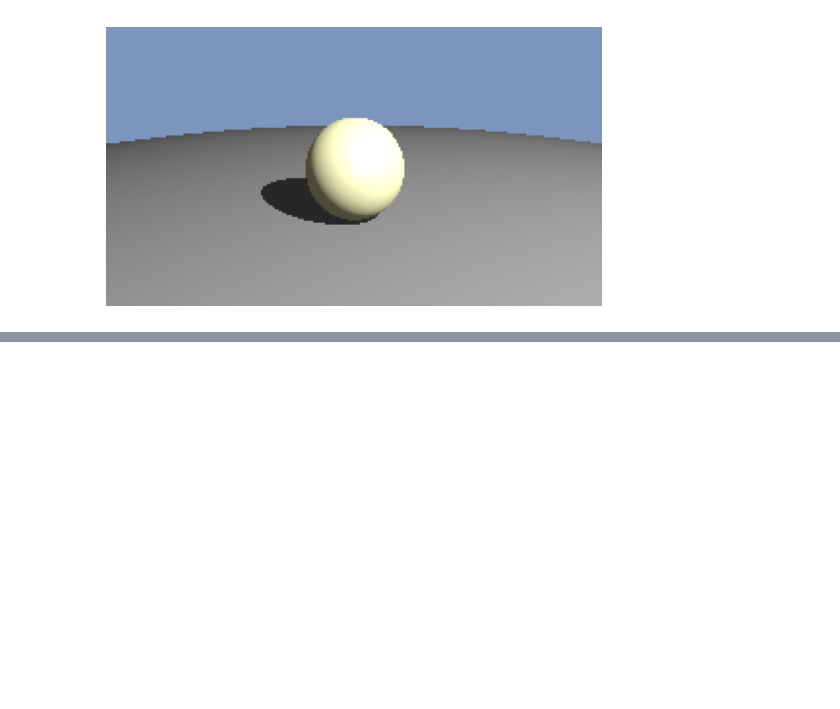
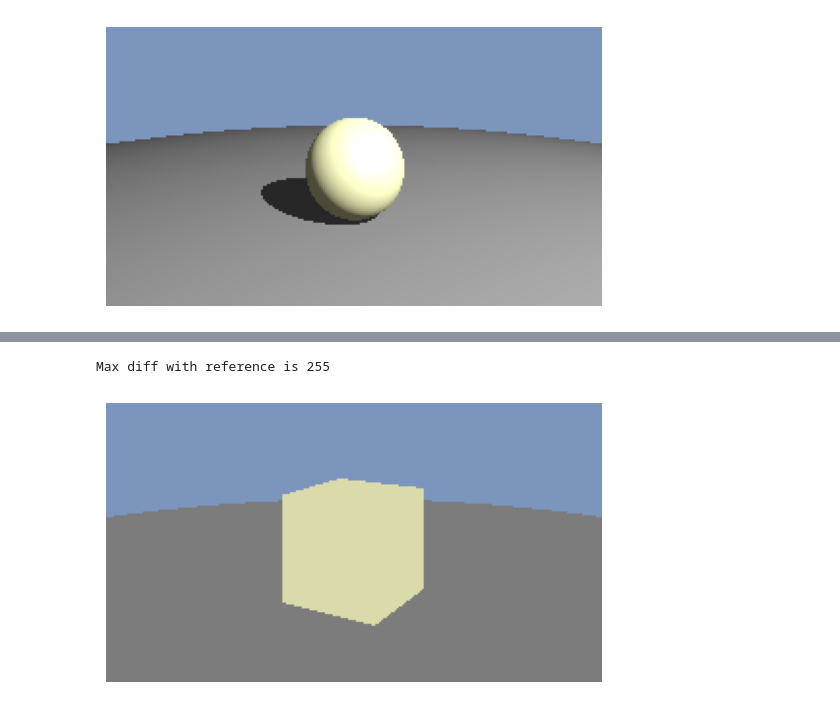
Before and after one commit to kh31514/C2-Intro-To-Graphics, a Jupyter notebook: Testing.ipynb, the cells around one changed output, grey strips where cells are left out. Cells and saved outputs as stored; diff of their text form; code cells hidden in the pictures; blank space fills up the shorter version.

```diff
--- a/Testing.ipynb
+++ b/Testing.ipynb
@@ -57,0 +64,14 @@ Max diff with reference is 255
+# %%
+im = CubeExample().render(output_shape = [144,256], gamma_correct=True)
+im.show()
+#print(im.pixels)
+
+ref_array = np.array(Image.open("./ref/cube.png"))
+
+diff = ref_array-im.pixels
+print("Max diff with reference is {}".format(np.abs(diff).max()))
+diff_img = Image.fromarray(diff)
+diff_img.show()
+# %% [output]
+Max diff with reference is 255
+[figure, added]
```
Also changed, not shown: parts of 3 cells of this notebook, 1 other file.
